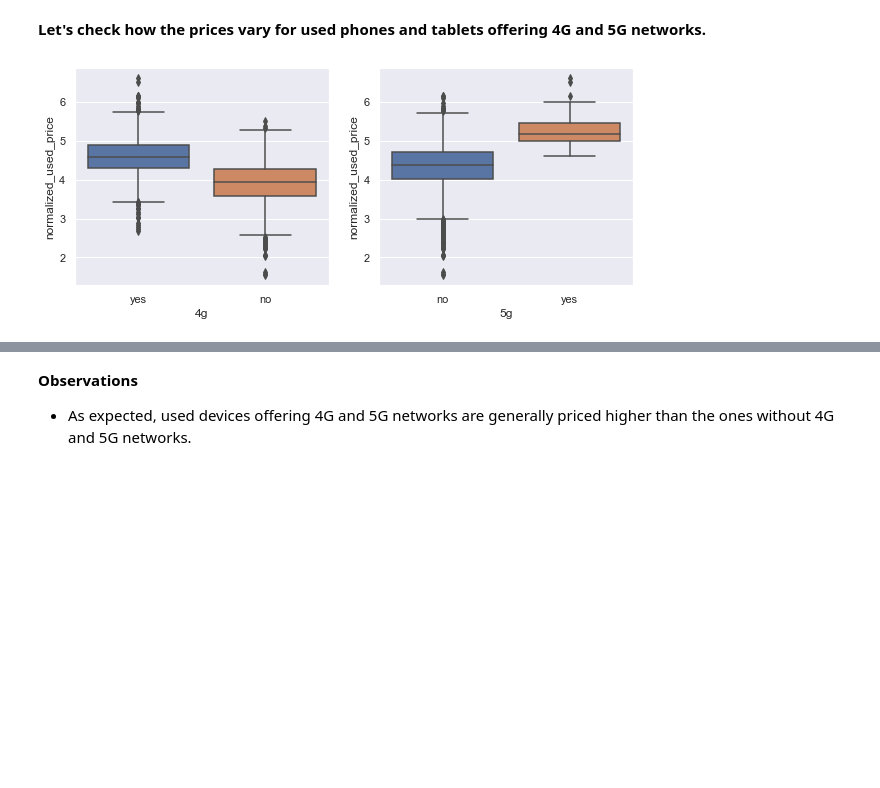
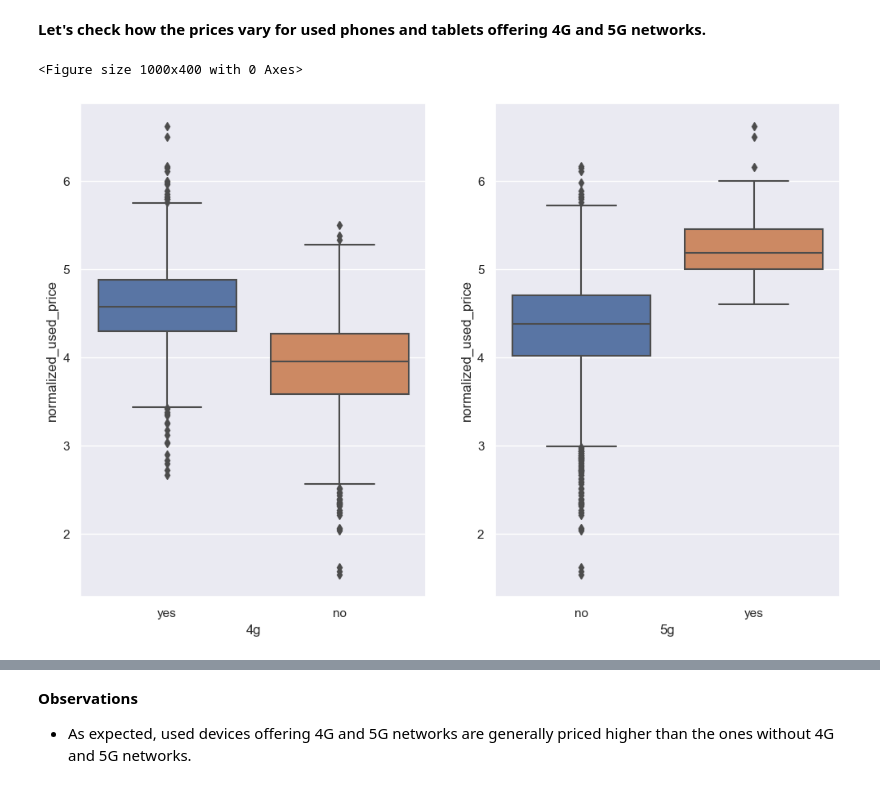
Before and after one commit to ArthurXia1031/Data_Science_Project, a Jupyter notebook: machine_learning/Recell/Recell_Linear_Regression.ipynb, the cells around one changed output, grey strips where cells are left out. Cells and saved outputs as stored; diff of their text form; code cells hidden in the pictures; blank space fills up the shorter version.

```diff
--- a/machine_learning/Recell/Recell_Linear_Regression.ipynb
+++ b/machine_learning/Recell/Recell_Linear_Regression.ipynb
@@ -534,14 +537,17 @@ plt.show()
 # %% [markdown]
 **Let's check how the prices vary for used phones and tablets offering 4G and 5G networks.**
 # %%
-plt.figure(figsize=(10, 4))
+plt.figure(figsize=(10, 4), dpi=100)
 
-plt.subplot(121)
-sns.boxplot(data=df, x="4g", y="normalized_used_price")
+# set a title
 
-plt.subplot(122)
-sns.boxplot(data=df, x="5g", y="normalized_used_price")
+fig, ax = plt.subplots(1, 2, figsize=(12, 8), dpi=100)
+
+sns.boxplot(data=df, x="4g", y="normalized_used_price", ax=ax[0])
+
+sns.boxplot(data=df, x="5g", y="normalized_used_price", ax=ax[1])
 
 plt.show()
 # %% [output]
+<Figure size 1000x400 with 0 Axes>
-[figure, old version]
+[figure, new version]
```
Also changed, not shown: parts of 69 cells of this notebook.
